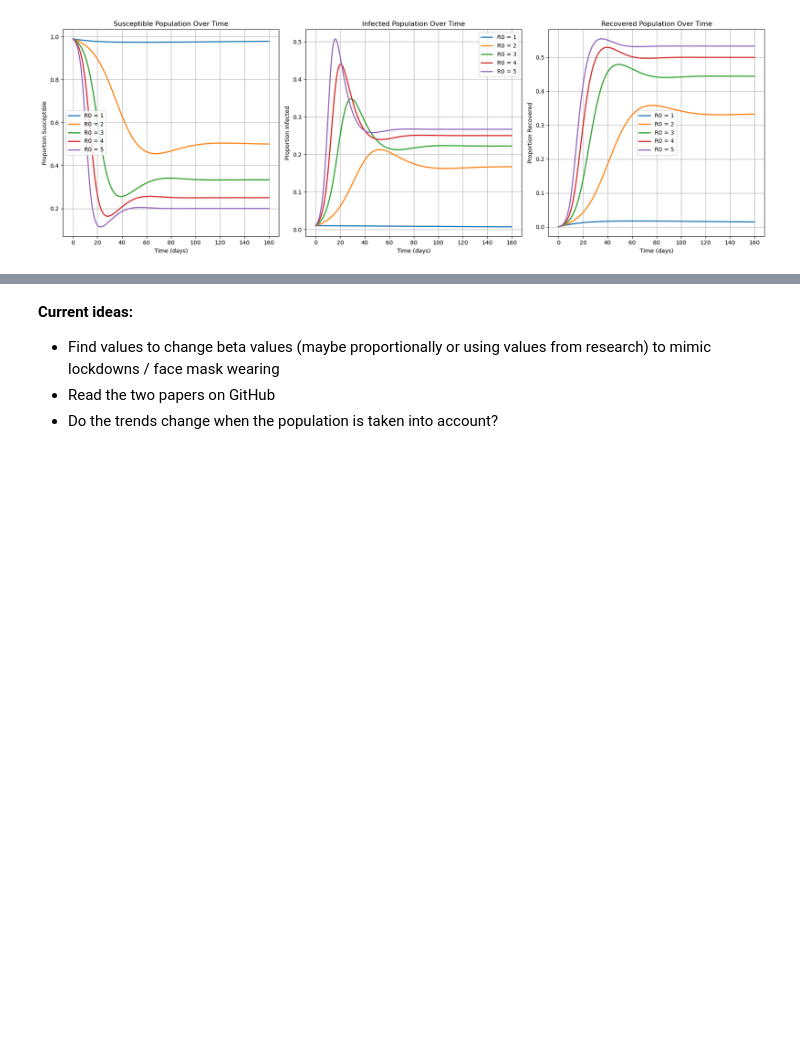
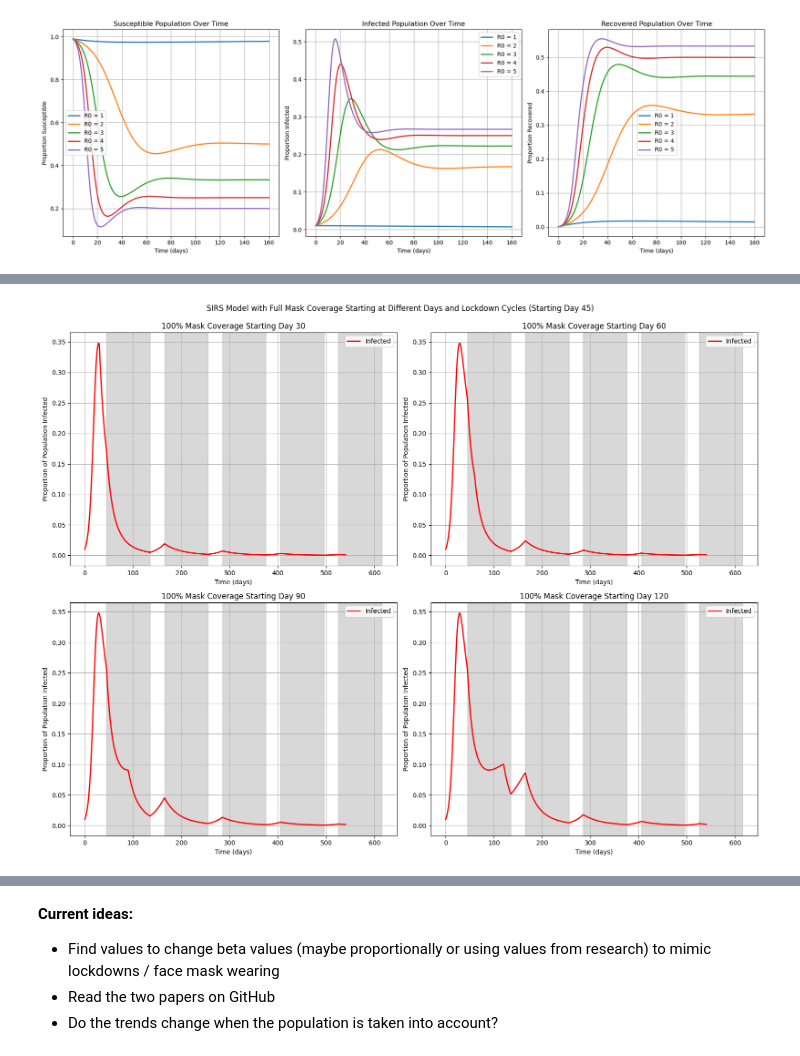
Before and after one commit to Morgo007/Coronavirus-Modelling, a Jupyter notebook: Covid Modelling.ipynb, the cells around one changed output, grey strips where cells are left out. Cells and saved outputs as stored; diff of their text form; code cells hidden in the pictures; blank space fills up the shorter version.

```diff
--- a/Covid Modelling.ipynb
+++ b/Covid Modelling.ipynb
@@ -369,0 +456,99 @@ plt.show()
+# %%
+import numpy as np
+import matplotlib.pyplot as plt
+from scipy.integrate import odeint
+
+# Parameters
+R0_base = 3.0               # Basic reproduction number without intervention
+gamma = 0.1                 # Recovery rate
+delta = 0.05                # Rate of immunity loss
+mask_effectiveness = 0.5    # Masks reduce transmission by 50%
+lockdown_reduction = 0.5    # 50% reduction in transmission during lockdown
+lockdown_duration = 90      # Lockdown period in days
+off_duration = 30           # Period without lockdown in days
+total_days = 540            # Total simulation period in days (18 months)
+
+# Define the days on which 100% mask coverage starts
+mask_start_days = [30, 60, 90, 120]
+
+# Base infection rate (beta) calculated from R0 and gamma
+beta_base = R0_base * gamma
+
+# Function to check if a given day is in a lockdown period, starting the first lockdown on day 45
+first_lockdown_start = 45  # First lockdown starts on day 45
+
+def is_in_lockdown(day):
+    # Calculate day in adjusted cycle based on starting lockdown at day 45
+    day_adjusted = day - first_lockdown_start
+    if day_adjusted < 0:
+        return False  # No lockdown before the first start day
+    cycle_length = lockdown_duration + off_duration
+    day_in_cycle = day_adjusted % cycle_length
+    return day_in_cycle < lockdown_duration
+
+# Time points (days)
+t = np.linspace(0, total_days, total_days)
+
+# Plotting setup with four separate graphs for each phase of mask implementation
+fig, axes = plt.subplots(2, 2, figsize=(16, 12))
+axes = axes.ravel()  # Flatten for easy indexing
+
+# Titles for each subplot to indicate mask coverage start day
+mask_titles = {
+    30: "100% Mask Coverage Starting Day 30",
+    60: "100% Mask Coverage Starting Day 60",
+    90: "100% Mask Coverage Starting Day 90",
+    120: "100% Mask Coverage Starting Day 120"
+}
+
+# Run the model for each mask implementation day and plot results separately
+for idx, mask_start_day in enumerate(mask_start_days):
+    # Custom infection rate function for each mask implementation day
+    def custom_infection_rate(t):
+        current_coverage = 1.0 if t >= mask_start_day else 0  # 100% coverage starting from the specified day
+        adjusted_beta = beta_base * (1 - current_coverage * mask_effectiveness)
+        if is_in_lockdown(t):
+            adjusted_beta *= lockdown_reduction
+        return adjusted_beta
+
+    # SIRS model differential equations with custom infection rate
+    def sirs_model(y, t, gamma, delta):
+        S, I, R = y
+        beta = custom_infection_rate(t)  # Adjust infection rate for this schedule
+        dS_dt = -beta * S * I + delta * R
+        dI_dt = beta * S * I - gamma * I
+        dR_dt = gamma * I - delta * R
+        return [dS_dt, dI_dt, dR_dt]
+
+    # Initial conditions
+    S0 = 0.99
+    I0 = 0.01
+    R0 = 0.0
+    initial_conditions = [S0, I0, R0]
+
+    # Solve the differential equations
+    solution = odeint(sirs_model, initial_conditions, t, args=(gamma, delta))
+    S, I, R = solution.T
+
+    # Plot results for Infected on each subplot
+    ax = axes[idx]
+    ax.plot(t, I, label='Infected', color='red', linewidth=2)
+
+    # Highlight lockdown periods in grey
+    cycle_length = lockdown_duration + off_duration
+    for cycle_start in range(first_lockdown_start, total_days, cycle_length):
+        ax.axvspan(cycle_start, cycle_start + lockdown_duration, color='gray', alpha=0.3)
+
+    # Customize each subplot
+    ax.set_title(mask_titles[mask_start_day])
+    ax.set_xlabel('Time (days)')
+    ax.set_ylabel('Proportion of Population Infected')
+    ax.grid(True)
+    ax.legend()
+
+# Adjust layout
+plt.tight_layout()
+plt.suptitle('SIRS Model with Full Mask Coverage Starting at Different Days and Lockdown Cycles (Starting Day 45)', y=1.02)
+plt.show()
+# %% [output]
+[figure, added]
```
Also changed, not shown: parts of 12 cells of this notebook.
